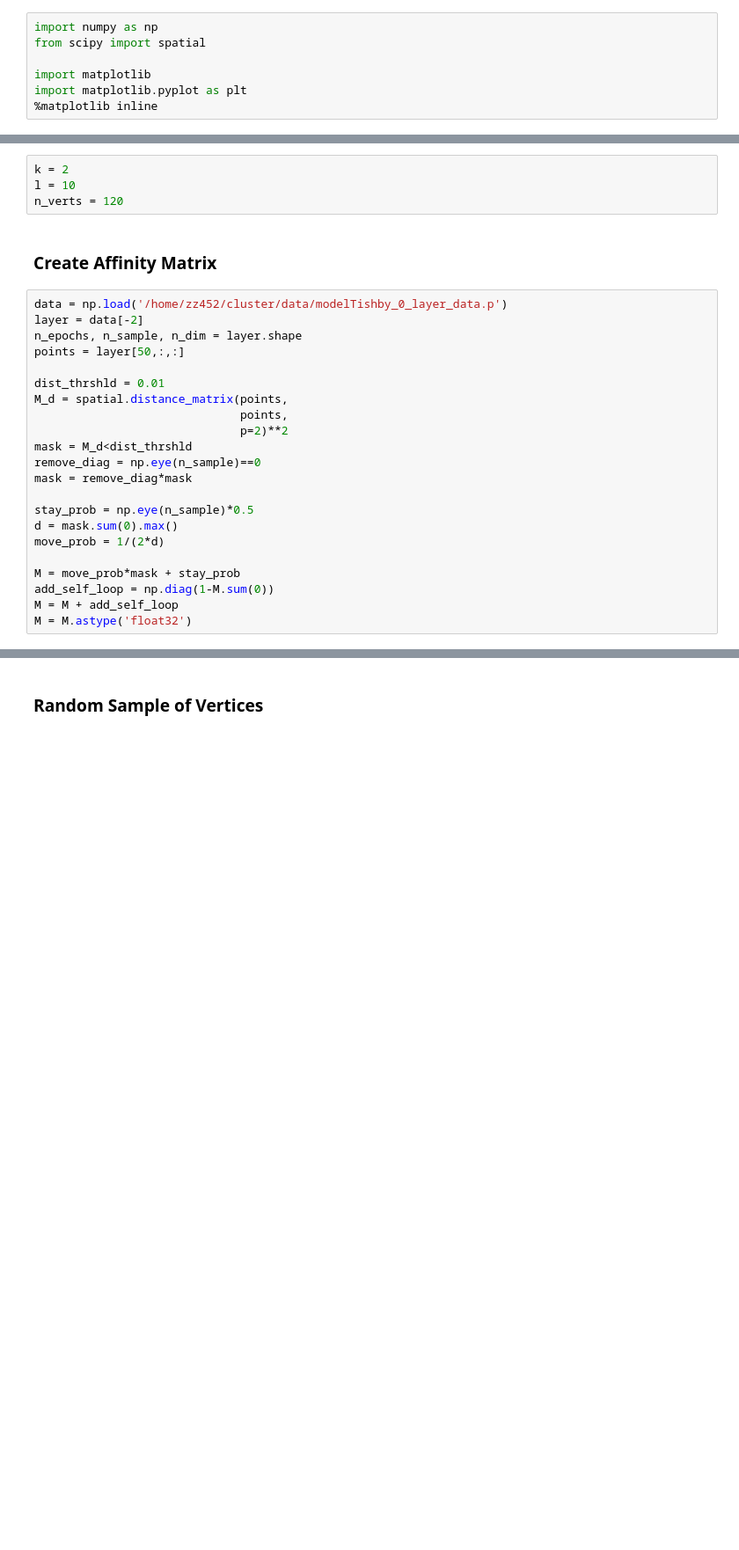
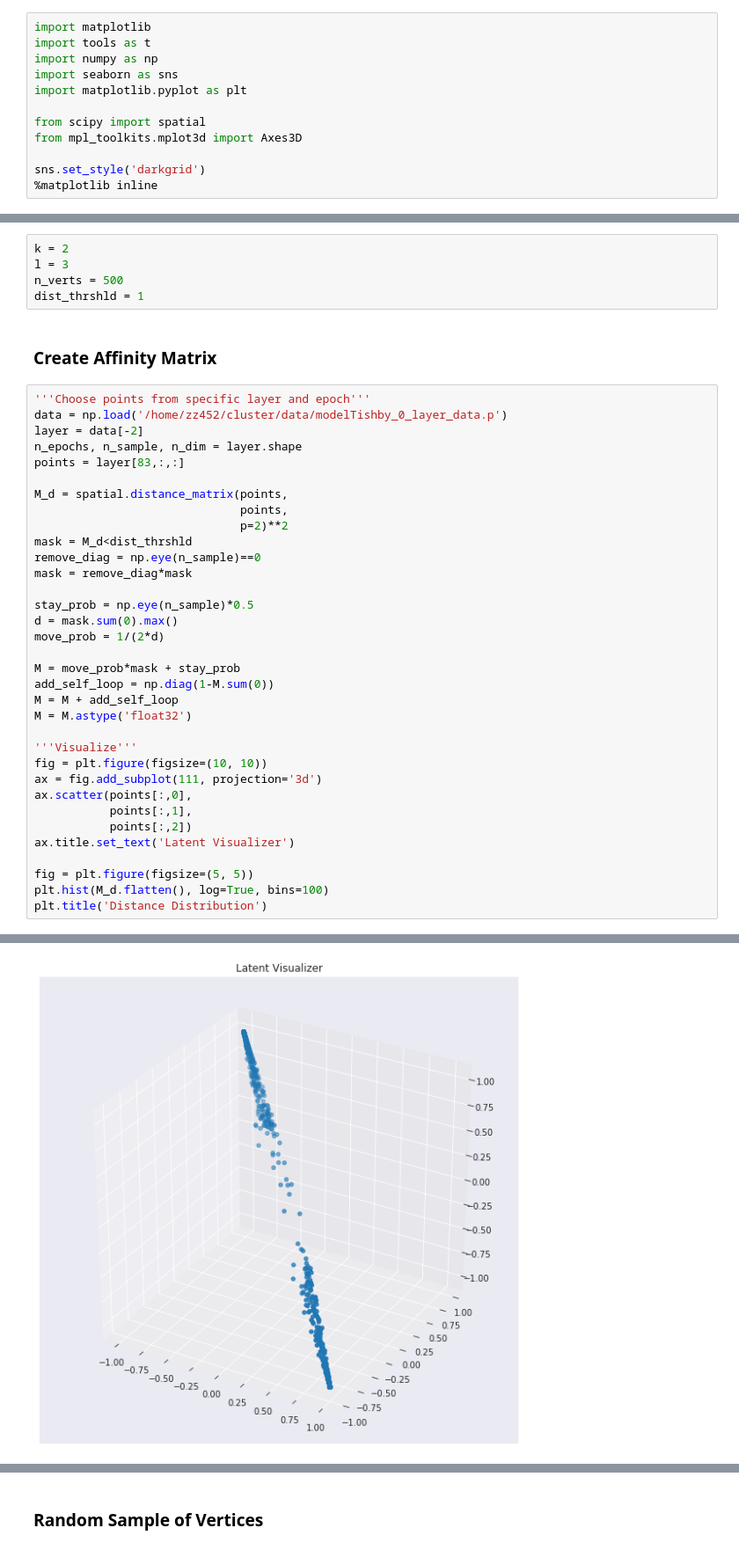
Before and after one commit to evanmy/graph_clustering, a Jupyter notebook: notebook.ipynb, the cells around one changed output, grey strips where cells are left out. Shown: that part at 88% size. Drawn from its saved outputs; the diff is of its cells as text; blank space fills up the shorter version.

```diff
--- a/notebook.ipynb
+++ b/notebook.ipynb
@@ -1,27 +1,33 @@
 # %% [markdown]
 ### Libraries
 # %%
+import matplotlib
+import tools as t
 import numpy as np
+import seaborn as sns
+import matplotlib.pyplot as plt
+
 from scipy import spatial
+from mpl_toolkits.mplot3d import Axes3D
 
-import matplotlib
-import matplotlib.pyplot as plt
+sns.set_style('darkgrid')
 %matplotlib inline
 # %% [markdown]
 ### Hyperparameters
 # %%
 k = 2
-l = 10
-n_verts = 120
+l = 3
+n_verts = 500
+dist_thrshld = 1
 # %% [markdown]
 ### Create Affinity Matrix
 # %%
+'''Choose points from specific layer and epoch'''
 data = np.load('/home/zz452/cluster/data/modelTishby_0_layer_data.p')
 layer = data[-2]
 n_epochs, n_sample, n_dim = layer.shape
-points = layer[50,:,:]
+points = layer[83,:,:]
 
-dist_thrshld = 0.01
 M_d = spatial.distance_matrix(points,
                               points,
                               p=2)**2
@@ -37,3 +43,16 @@ M = move_prob*mask + stay_prob
 add_self_loop = np.diag(1-M.sum(0))
 M = M + add_self_loop
 M = M.astype('float32')
+
+'''Visualize'''
+fig = plt.figure(figsize=(10, 10))
+ax = fig.add_subplot(111, projection='3d')
+ax.scatter(points[:,0],
+           points[:,1],
+           points[:,2])
+ax.title.set_text('Latent Visualizer')
+
+fig = plt.figure(figsize=(5, 5))
+plt.hist(M_d.flatten(), log=True, bins=100)
+plt.title('Distance Distribution')
+# %% [output]
@@ -39,0 +60 @@ M = M.astype('float32')
+[figure, added]
```
Also changed, not shown: parts of 3 cells of this notebook, 1 other file.
